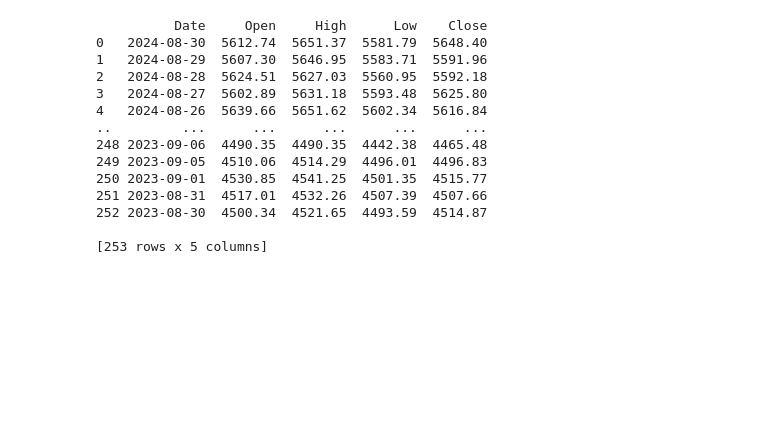
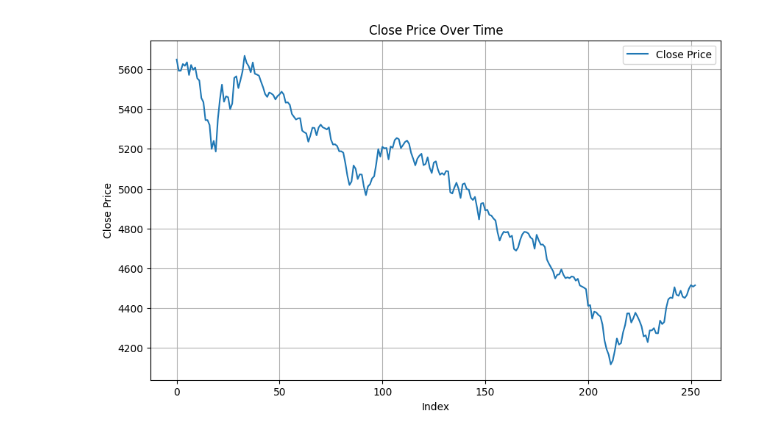
Before and after one commit to iakovkh/mypython, a Jupyter notebook: Welcome_To_Colab.ipynb, the cells around one changed output. Drawn from its saved outputs; the diff is of its cells as text; code cells hidden in the pictures; blank space fills up the shorter version.

```diff
--- a/Welcome_To_Colab.ipynb
+++ b/Welcome_To_Colab.ipynb
@@ -2,30 +2,35 @@
 <a href="https://colab.research.google.com/github/iakovkh/mypython/blob/main/Welcome_To_Colab.ipynb" target="_parent"><img src="https://colab.research.google.com/assets/colab-badge.svg" alt="Open In Colab"/></a>
 # %%
 import pandas as pd
+import matplotlib.pyplot as plt
 
 def read_excel_file(file_path):
     # Read the Excel file into a DataFrame
     data = pd.read_excel(file_path)
     return data
 
+def plot_close_column(data):
+    # Check if 'close' column exists in the data
+    if 'Close' in data.columns:
+        plt.figure(figsize=(10, 6))
+        plt.plot(data['Close'], label='Close Price')
+        plt.xlabel('Index')
+        plt.ylabel('Close Price')
+        plt.title('Close Price Over Time')
+        plt.legend()
+        plt.grid(True)
+        plt.show()
+    else:
+        print("The 'close' column does not exist in the data.")
+
 # Example usage
 file_path = '/content/SPY_sample.xlsx'
 data = read_excel_file(file_path)
 
 # Print the data to verify
-print(data)
+#print(data)
+
+# Plot the 'close' column
+plot_close_column(data)
 # %% [output]
-          Date     Open     High      Low    Close
-0   2024-08-30  5612.74  5651.37  5581.79  5648.40
-1   2024-08-29  5607.30  5646.95  5583.71  5591.96
-2   2024-08-28  5624.51  5627.03  5560.95  5592.18
-3   2024-08-27  5602.89  5631.18  5593.48  5625.80
-4   2024-08-26  5639.66  5651.62  5602.34  5616.84
-..         ...      ...      ...      ...      ...
-248 2023-09-06  4490.35  4490.35  4442.38  4465.48
-249 2023-09-05  4510.06  4514.29  4496.01  4496.83
-250 2023-09-01  4530.85  4541.25  4501.35  4515.77
-251 2023-08-31  4517.01  4532.26  4507.39  4507.66
-252 2023-08-30  4500.34  4521.65  4493.59  4514.87
-
-[253 rows x 5 columns]
+[figure, added]
```
